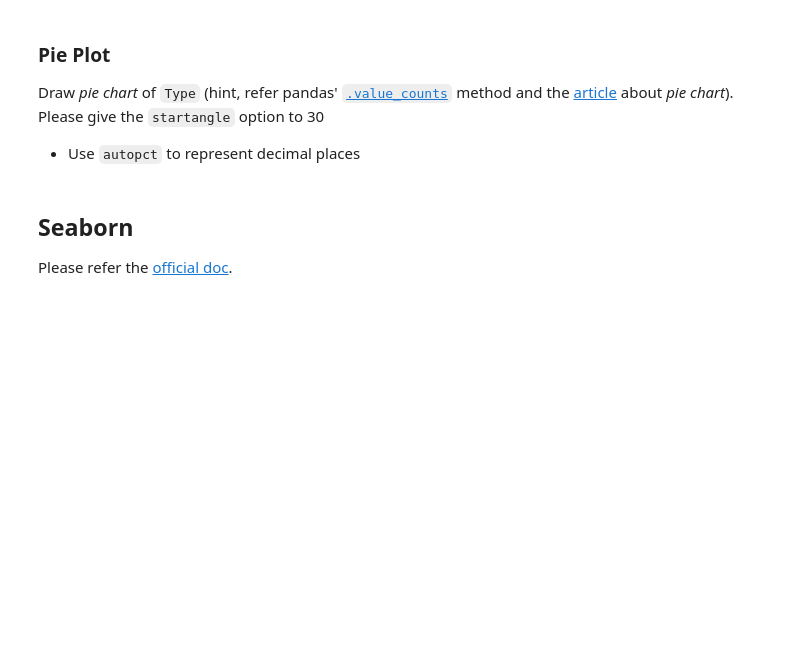
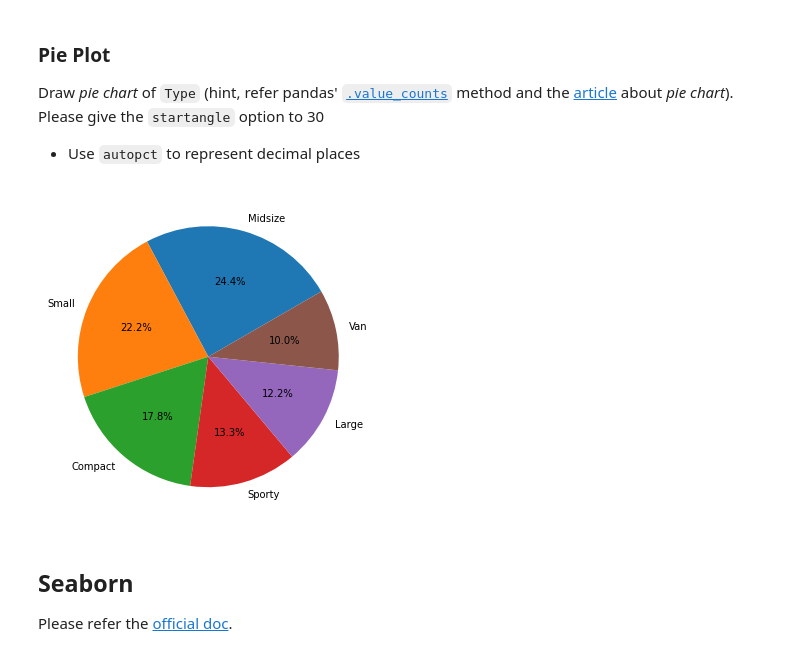
Before and after one commit to yula00/DAP_2022, a Jupyter notebook: lecture4.ipynb, the cells around one changed output. Cells and saved outputs as stored; diff of their text form; code cells hidden in the pictures; blank space fills up the shorter version.

```diff
--- a/lecture4.ipynb
+++ b/lecture4.ipynb
@@ -92,18 +96,15 @@ Please give the `startangle` option to 30
 # %%
 typeCount = df['Type'].value_counts(normalize=True)
 # typeCount
 fig, ax = plt.subplots(figsize=(6,6))
 
 # Draw!!
-ax.pie(
-      typeCount,
-      labels = typeCount.index,
-      autopct = '1.1%f'
-      startangle = 30
-    )
+ax.pie(typeCount, labels = typeCount.index, autopct = '%.1f%%', startangle = 30)
 
 
 plt.show()
+# %% [output]
+[figure, added]
 # %% [markdown]
 ## Seaborn
 Please refer the [official doc](https://seaborn.pydata.org/).
```
Also changed, not shown: parts of 13 cells of this notebook.
